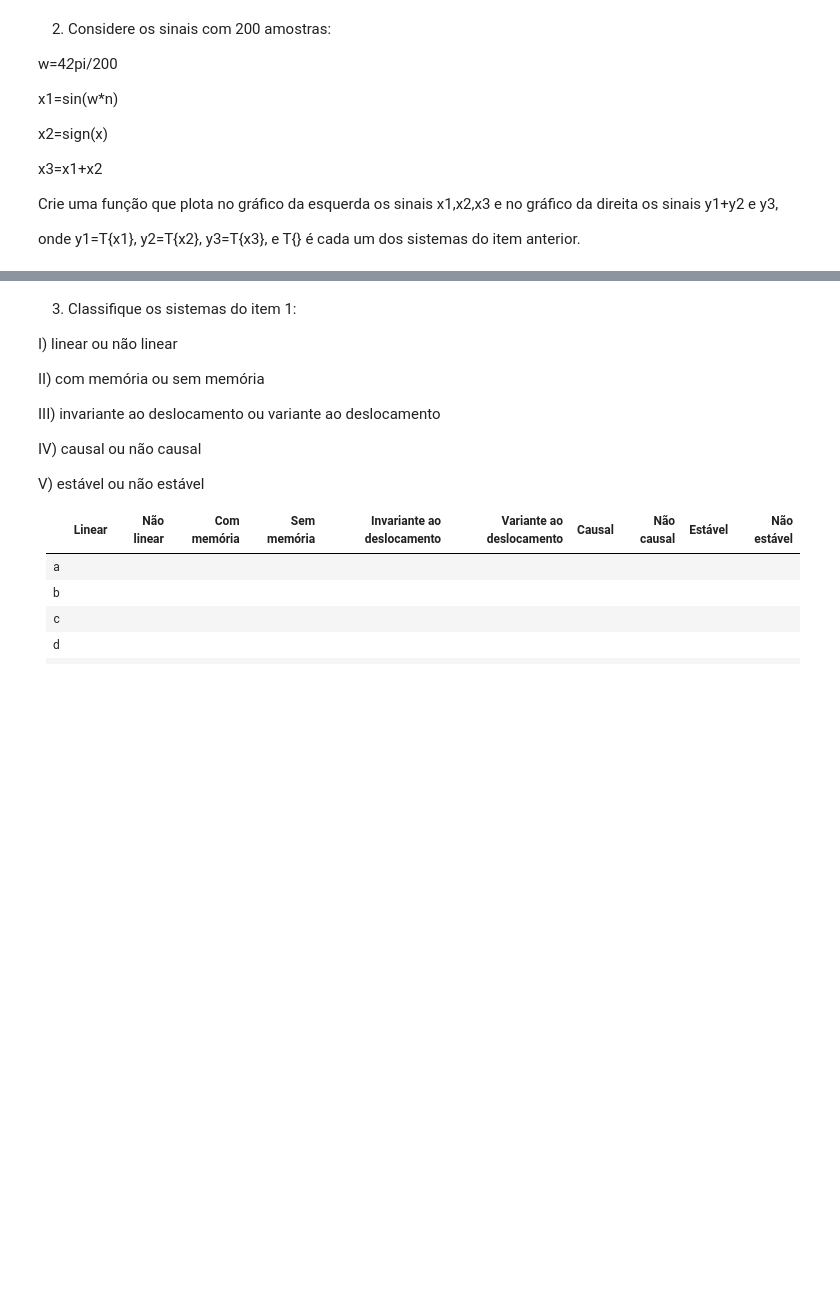
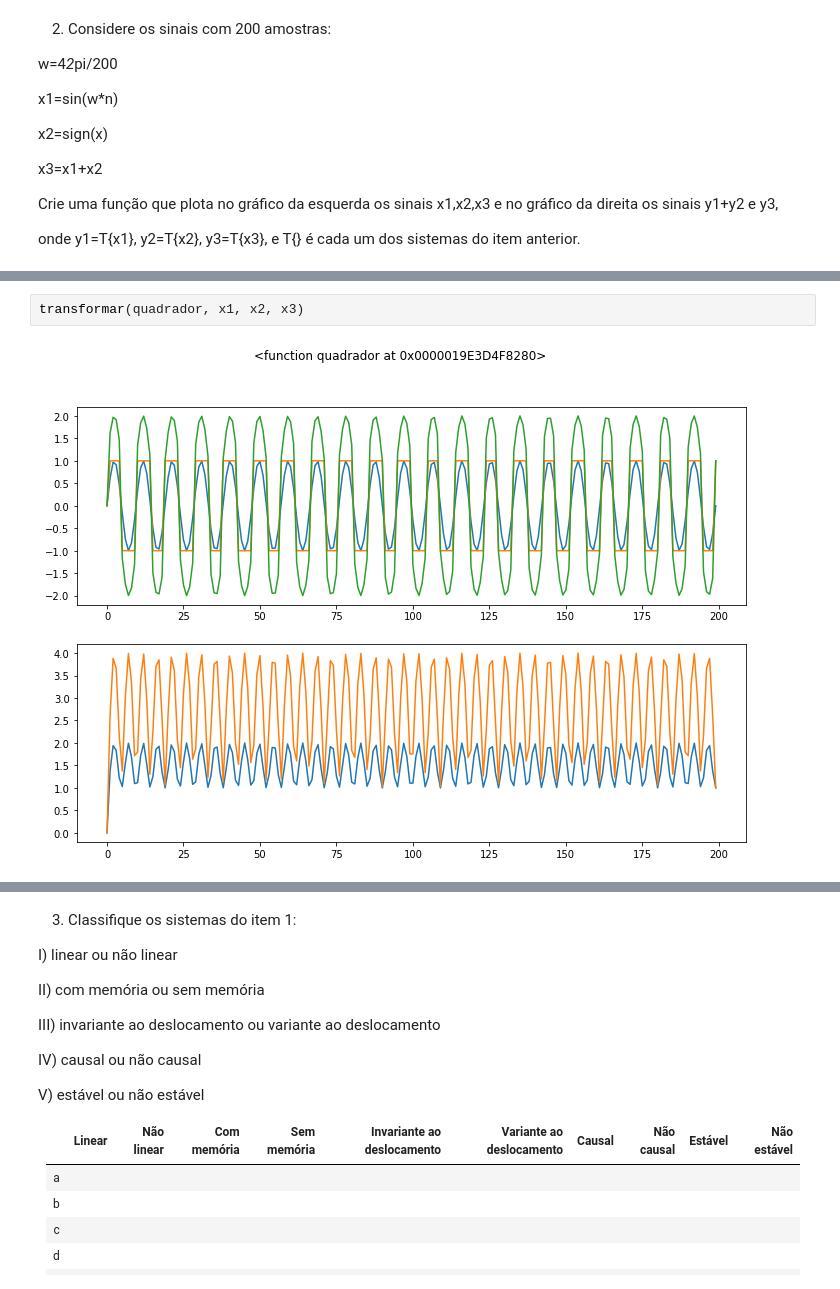
Before and after one commit to leogargitter/processamento-digital-de-sinais-2, a Jupyter notebook: tarefa2.ipynb, the cells around one changed output, grey strips where cells are left out. Cells and saved outputs as stored; diff of their text form; blank space fills up the shorter version.

```diff
--- a/tarefa2.ipynb
+++ b/tarefa2.ipynb
@@ -150,0 +174,4 @@ plt.plot(x1+x2)
+# %%
+transformar(quadrador, x1, x2, x3)
+# %% [output]
+[figure, added]
```
Also changed, not shown: parts of 7 cells of this notebook, 1 other file.
